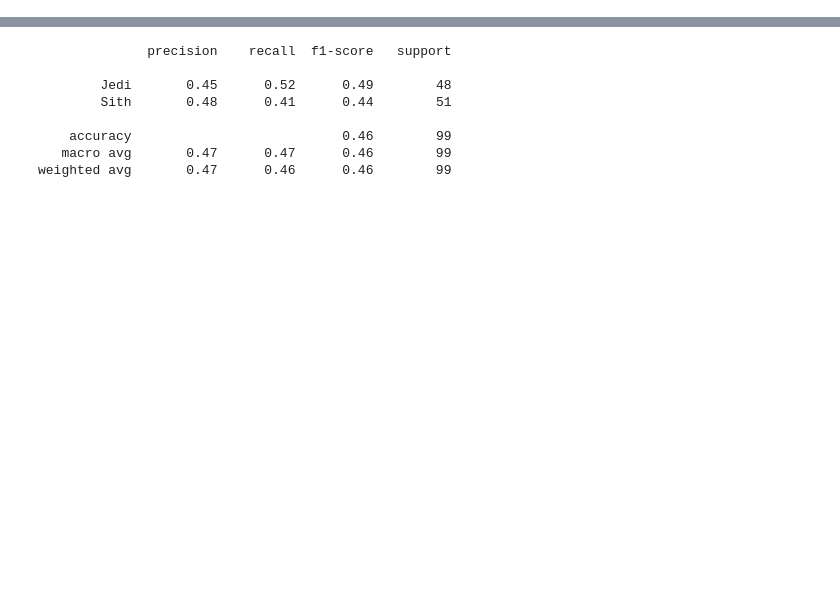
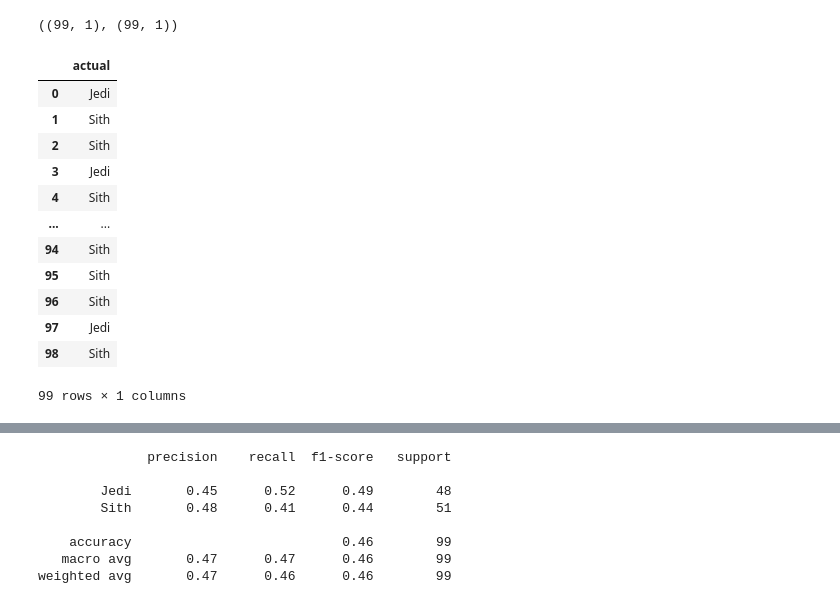
Before and after one commit to lockdoor/piscine_data_science, a Jupyter notebook: myvolume/module04/ex00/Confusion_Matrix.ipynb, the cells around one changed output, grey strips where cells are left out. Cells and saved outputs as stored; diff of their text form; code cells hidden in the pictures; blank space fills up the shorter version.

```diff
--- a/myvolume/module04/ex00/Confusion_Matrix.ipynb
+++ b/myvolume/module04/ex00/Confusion_Matrix.ipynb
@@ -4,5 +4,34 @@ from sklearn import metrics
 from matplotlib import pyplot as plt
 from seaborn import heatmap
 # %%
-actual_df = pd.read_csv('myvolume/subject/data04/truth.txt')
-predicted_df = pd.read_csv('myvolume/subject/data04/predictions.txt')
+# dataset path in docker
+# actual_ds_path = 'myvolume/subject/data04/truth.txt'
+# predicted_ds_path = 'myvolume/subject/data04/predictions.txt'
+
+# dataset path in local
+actual_ds_path = '../../subject/data04/truth.txt'
+predicted_ds_path = '../../subject/data04/predictions.txt'
+
+actual_df = pd.read_csv(actual_ds_path)
+predicted_df = pd.read_csv(predicted_ds_path)
+
+actual_df.shape, predicted_df.shape
+# %% [output]
+((99, 1), (99, 1))
+# %%
+actual_df.columns = ['actual']
+actual_df
+# %% [output]
+|  | actual |
+| 0 | Jedi |
+| 1 | Sith |
+| 2 | Sith |
+| 3 | Jedi |
+| 4 | Sith |
+| ... | ... |
+| 94 | Sith |
+| 95 | Sith |
+| 96 | Sith |
+| 97 | Jedi |
+| 98 | Sith |
+99 rows × 1 columns
```
Also changed, not shown: parts of 5 cells of this notebook, 12 other files.
